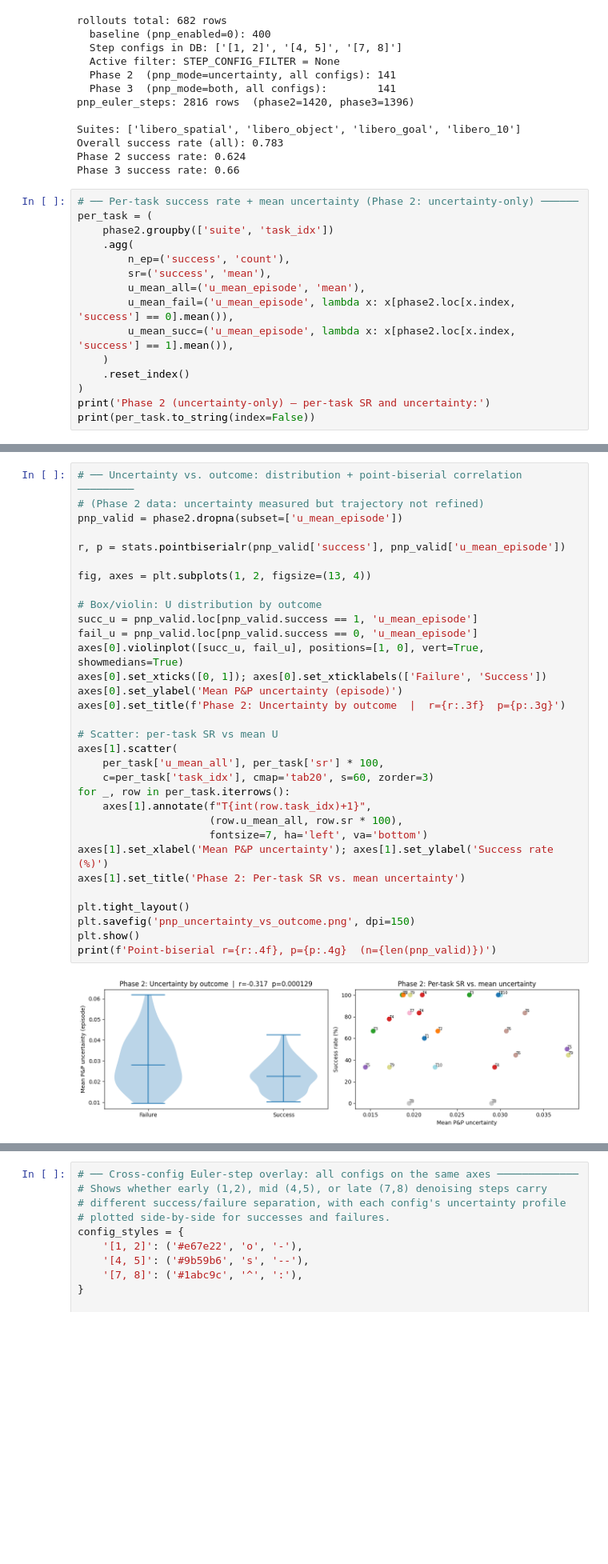
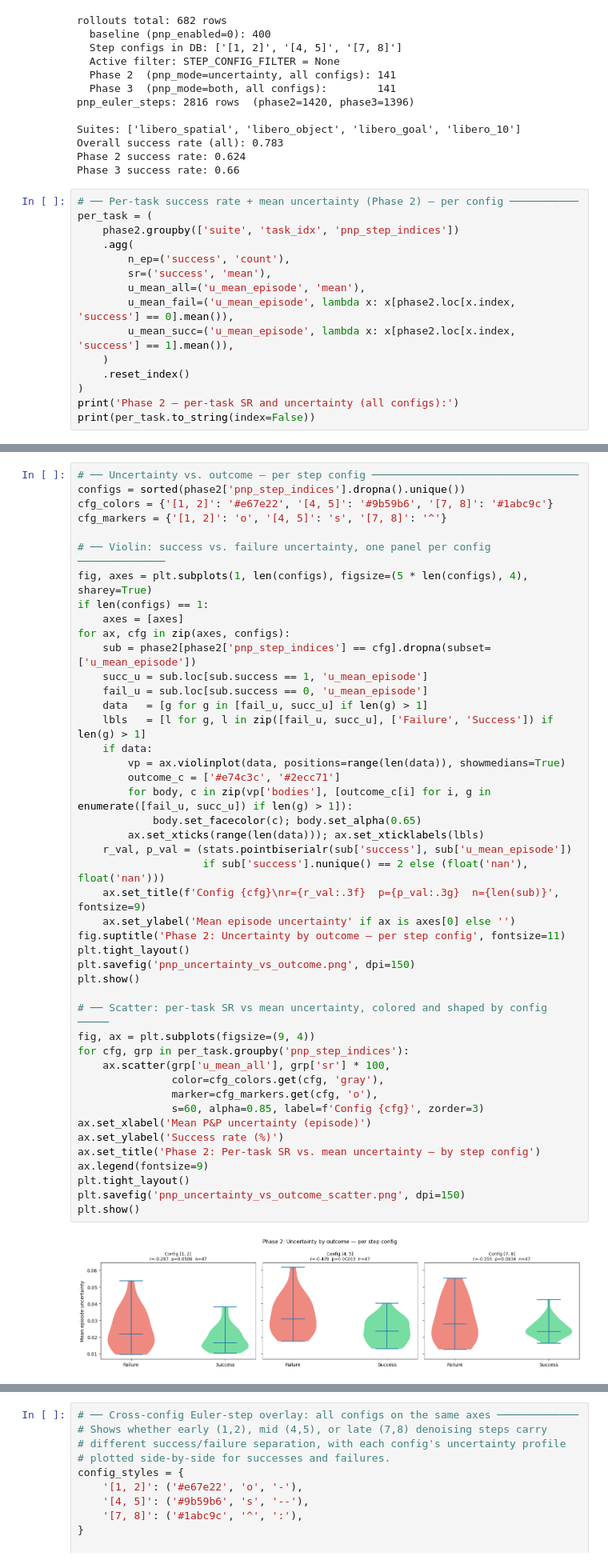
Before and after one commit to ArjunS07/cs159-sp26, a Jupyter notebook: pnp_analysis.ipynb, the cells around one changed output, grey strips where cells are left out. Shown at 80% size. Drawn from its saved outputs; the diff is of its cells as text; blank space fills up the shorter version.

Commit message:
Break up analysis by steps

```diff
--- a/pnp_analysis.ipynb
+++ b/pnp_analysis.ipynb
@@ -94,9 +94,9 @@ Overall success rate (all): 0.783
 Phase 2 success rate: 0.624
 Phase 3 success rate: 0.66
 # %%
-# ── Per-task success rate + mean uncertainty (Phase 2: uncertainty-only) ──────
+# ── Per-task success rate + mean uncertainty (Phase 2) — per config ───────────
 per_task = (
-    phase2.groupby(['suite', 'task_idx'])
+    phase2.groupby(['suite', 'task_idx', 'pnp_step_indices'])
     .agg(
         n_ep=('success', 'count'),
         sr=('success', 'mean'),
@@ -106,6 +106,6 @@ per_task = (
     )
     .reset_index()
 )
-print('Phase 2 (uncertainty-only) — per-task SR and uncertainty:')
+print('Phase 2 — per-task SR and uncertainty (all configs):')
 print(per_task.to_string(index=False))
 # %% [output]
@@ -129,34 +129,47 @@ libero_spatial         8     9 0.444444    0.037886     0.041459     0.033420
 # %%
-# ── Uncertainty vs. outcome: distribution + point-biserial correlation ─────────
-# (Phase 2 data: uncertainty measured but trajectory not refined)
-pnp_valid = phase2.dropna(subset=['u_mean_episode'])
+# ── Uncertainty vs. outcome — per step config ─────────────────────────────────
+configs = sorted(phase2['pnp_step_indices'].dropna().unique())
+cfg_colors = {'[1, 2]': '#e67e22', '[4, 5]': '#9b59b6', '[7, 8]': '#1abc9c'}
+cfg_markers = {'[1, 2]': 'o', '[4, 5]': 's', '[7, 8]': '^'}
 
-r, p = stats.pointbiserialr(pnp_valid['success'], pnp_valid['u_mean_episode'])
-
-fig, axes = plt.subplots(1, 2, figsize=(13, 4))
-
-# Box/violin: U distribution by outcome
-succ_u = pnp_valid.loc[pnp_valid.success == 1, 'u_mean_episode']
-fail_u = pnp_valid.loc[pnp_valid.success == 0, 'u_mean_episode']
-axes[0].violinplot([succ_u, fail_u], positions=[1, 0], vert=True, showmedians=True)
-axes[0].set_xticks([0, 1]); axes[0].set_xticklabels(['Failure', 'Success'])
-axes[0].set_ylabel('Mean P&P uncertainty (episode)')
-axes[0].set_title(f'Phase 2: Uncertainty by outcome  |  r={r:.3f}  p={p:.3g}')
-
-# Scatter: per-task SR vs mean U
-axes[1].scatter(
-    per_task['u_mean_all'], per_task['sr'] * 100,
-    c=per_task['task_idx'], cmap='tab20', s=60, zorder=3)
-for _, row in per_task.iterrows():
-    axes[1].annotate(f"T{int(row.task_idx)+1}",
-                     (row.u_mean_all, row.sr * 100),
-                     fontsize=7, ha='left', va='bottom')
-axes[1].set_xlabel('Mean P&P uncertainty'); axes[1].set_ylabel('Success rate (%)')
-axes[1].set_title('Phase 2: Per-task SR vs. mean uncertainty')
-
+# ── Violin: success vs. failure uncertainty, one panel per config ──────────────
+fig, axes = plt.subplots(1, len(configs), figsize=(5 * len(configs), 4), sharey=True)
+if len(configs) == 1:
+    axes = [axes]
+for ax, cfg in zip(axes, configs):
+    sub = phase2[phase2['pnp_step_indices'] == cfg].dropna(subset=['u_mean_episode'])
+    succ_u = sub.loc[sub.success == 1, 'u_mean_episode']
+    fail_u = sub.loc[sub.success == 0, 'u_mean_episode']
+    data   = [g for g in [fail_u, succ_u] if len(g) > 1]
+    lbls   = [l for g, l in zip([fail_u, succ_u], ['Failure', 'Success']) if len(g) > 1]
+    if data:
+        vp = ax.violinplot(data, positions=range(len(data)), showmedians=True)
+        outcome_c = ['#e74c3c', '#2ecc71']
+        for body, c in zip(vp['bodies'], [outcome_c[i] for i, g in enumerate([fail_u, succ_u]) if len(g) > 1]):
+            body.set_facecolor(c); body.set_alpha(0.65)
+        ax.set_xticks(range(len(data))); ax.set_xticklabels(lbls)
+    r_val, p_val = (stats.pointbiserialr(sub['success'], sub['u_mean_episode'])
+                    if sub['success'].nunique() == 2 else (float('nan'), float('nan')))
+    ax.set_title(f'Config {cfg}\nr={r_val:.3f}  p={p_val:.3g}  n={len(sub)}', fontsize=9)
+    ax.set_ylabel('Mean episode uncertainty' if ax is axes[0] else '')
+fig.suptitle('Phase 2: Uncertainty by outcome — per step config', fontsize=11)
 plt.tight_layout()
 plt.savefig('pnp_uncertainty_vs_outcome.png', dpi=150)
 plt.show()
-print(f'Point-biserial r={r:.4f}, p={p:.4g}  (n={len(pnp_valid)})')
+
+# ── Scatter: per-task SR vs mean uncertainty, colored and shaped by config ─────
+fig, ax = plt.subplots(figsize=(9, 4))
+for cfg, grp in per_task.groupby('pnp_step_indices'):
+    ax.scatter(grp['u_mean_all'], grp['sr'] * 100,
+               color=cfg_colors.get(cfg, 'gray'),
+               marker=cfg_markers.get(cfg, 'o'),
+               s=60, alpha=0.85, label=f'Config {cfg}', zorder=3)
+ax.set_xlabel('Mean P&P uncertainty (episode)')
+ax.set_ylabel('Success rate (%)')
+ax.set_title('Phase 2: Per-task SR vs. mean uncertainty — by step config')
+ax.legend(fontsize=9)
+plt.tight_layout()
+plt.savefig('pnp_uncertainty_vs_outcome_scatter.png', dpi=150)
+plt.show()
 # %% [output]
-[figure, old version]
+[figure, new version]
```
Also changed, not shown: parts of 9 cells of this notebook.
